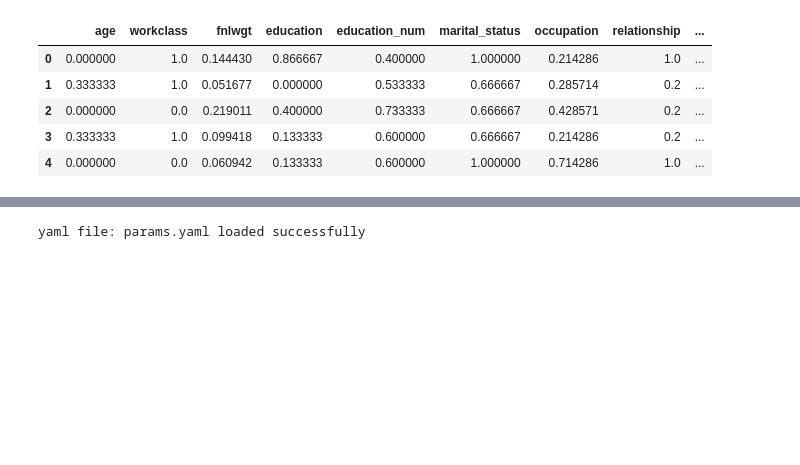
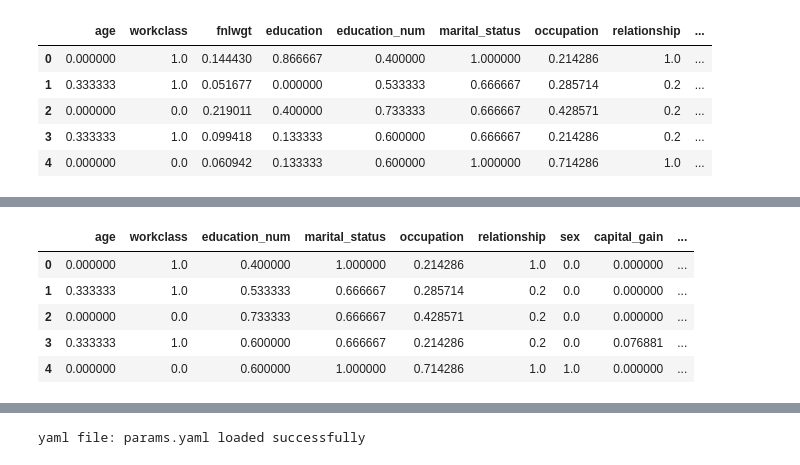
Before and after one commit to Nwankwo-Nnaemeka/Census-Income-Bracket, a Jupyter notebook: 05-model-training.ipynb, the cells around one changed output, grey strips where cells are left out. Drawn from its saved outputs; the diff is of its cells as text; code cells hidden in the pictures; blank space fills up the shorter version.

```diff
--- a/05-model-training.ipynb
+++ b/05-model-training.ipynb
@@ -119,3 +121,12 @@ X_train
+# %%
+X_test.head()
+# %% [output]
+|  | age | workclass | education_num | marital_status | occupation | relationship | sex | capital_gain | ... |
+| 0 | 0.000000 | 1.0 | 0.400000 | 1.000000 | 0.214286 | 1.0 | 0.0 | 0.000000 | ... |
+| 1 | 0.333333 | 1.0 | 0.533333 | 0.666667 | 0.285714 | 0.2 | 0.0 | 0.000000 | ... |
+| 2 | 0.000000 | 0.0 | 0.733333 | 0.666667 | 0.428571 | 0.2 | 0.0 | 0.000000 | ... |
+| 3 | 0.333333 | 1.0 | 0.600000 | 0.666667 | 0.214286 | 0.2 | 0.0 | 0.076881 | ... |
+| 4 | 0.000000 | 0.0 | 0.600000 | 1.000000 | 0.714286 | 1.0 | 1.0 | 0.000000 | ... |
 # %%
 y_train.value_counts()
 # %% [output]
```
Also changed, not shown: parts of 19 cells of this notebook.
